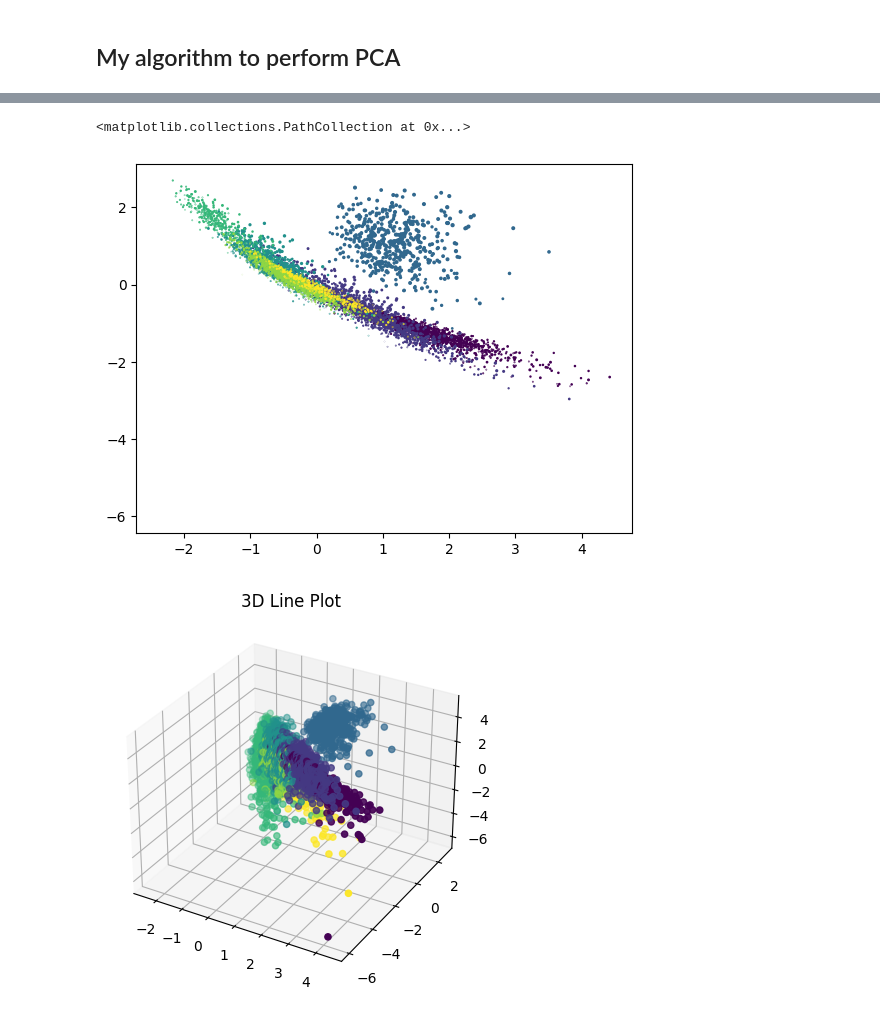
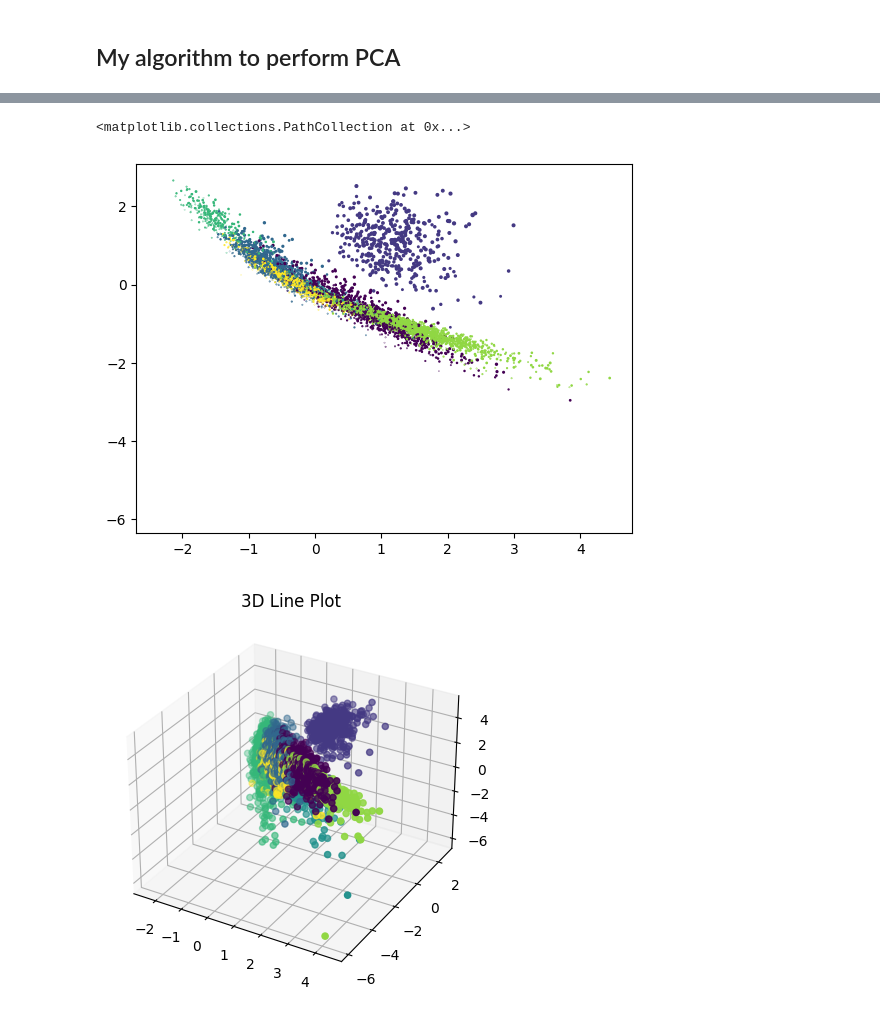
Before and after one commit to alessimichele/Unsupervised-Learning-2023, a Jupyter notebook: my_solution/Lab2.ipynb, the cells around one changed output, grey strips where cells are left out. Saved outputs shown, nothing was run; the diff lists cells and outputs as text; code cells hidden in the pictures.

```diff
--- a/my_solution/Lab2.ipynb
+++ b/my_solution/Lab2.ipynb
@@ -28,7 +18,8 @@ Xtrain.shape
 # we use sklearn to prerocess
 from sklearn.preprocessing import StandardScaler
 scaler = StandardScaler()
-X_std = scaler.fit_transform(X)
+X_std = scaler.fit_transform(Xtrain)
+#X_std.shape
 # %% [markdown]
 ## My algorithm to perform PCA
 # %%
@@ -102,10 +104,21 @@ y = df['Class'].values
 # %%
 ## Project the data (training set) in the first two principal components and color by class. Do it also for three principal components.
-proj_to_2 = my_PCA(X_std,2)
+proj_to_2 = X_std.dot(my_PCA(X_std,2))
 
 first_comp = [proj_to_2[i][0] for i in range(X_std.shape[0])]
 second_comp = [proj_to_2[i][1] for i in range(X_std.shape[0])]
 
-plt.scatter(first_comp,second_comp, c = y)
+# Get the unique categories
+unique_categories = np.unique(ytrain)
+
+# Create an empty array to store the encoded values
+encoded_array = np.empty_like(ytrain, dtype=int)
+
+# Loop through each category and encode it
+for i, category in enumerate(unique_categories):
+    encoded_array[ytrain == category] = i
+
+# apply the mapping to the 'category' column using the map() function
+plt.scatter(first_comp,second_comp, c = encoded_array)
 # %% [output]
 <matplotlib.collections.PathCollection at 0x...>
@@ -113,27 +126,47 @@ plt.scatter(first_comp,second_comp, c = y)
 # %%
 ## Project the data (training set) in the first 3 principal components and color by class. Do it also for three principal components.
-proj_to_3 = my_PCA(X_std,3)
+proj_to_3 = X_std.dot(my_PCA(X_std,3))
 
 first_comp = [proj_to_3[i][0] for i in range(X_std.shape[0])]
 second_comp = [proj_to_3[i][1] for i in range(X_std.shape[0])]
 third_comp = [proj_to_3[i][2] for i in range(X_std.shape[0])]
 
-plt.scatter(first_comp,second_comp, third_comp, c = y)
+# Get the unique categories
+unique_categories = np.unique(ytrain)
+
+# Create an empty array to store the encoded values
+encoded_array = np.empty_like(ytrain, dtype=int)
+
+# Loop through each category and encode it
+for i, category in enumerate(unique_categories):
+    encoded_array[ytrain == category] = i
+
+plt.scatter(first_comp,second_comp, third_comp, c = encoded_array)
 # %% [output]
 <matplotlib.collections.PathCollection at 0x...>
-[figure, old version]
+[figure, new version]
 # %%
 # create a 3D plot
 fig = plt.figure()
 ax = plt.axes(projection='3d')
 
+# Get the unique categories
+unique_categories = np.unique(ytrain)
+
+# Create an empty array to store the encoded values
+encoded_array = np.empty_like(ytrain, dtype=int)
+
+# Loop through each category and encode it
+for i, category in enumerate(unique_categories):
+    encoded_array[ytrain == category] = i
+
 # plot the data
-ax.scatter(first_comp, second_comp, third_comp, c = y)
+ax.scatter(first_comp, second_comp, third_comp, c = encoded_array)
 
 # set the plot title and labels
 ax.set_title('3D Line Plot')
 
 # show the plot
 plt.show()
 # %% [output]
-[figure, old version]
+[figure, new version]
```
Also changed, not shown: parts of 16 cells of this notebook.
